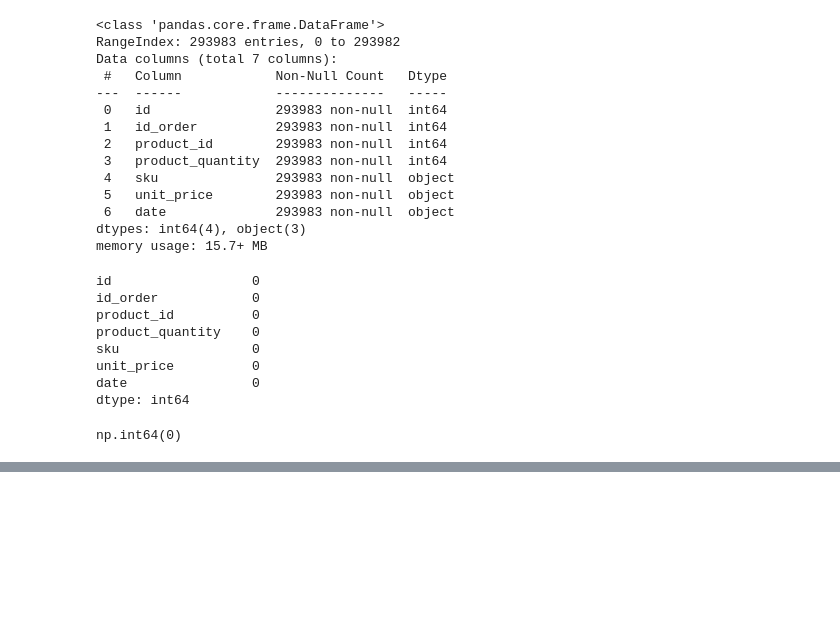
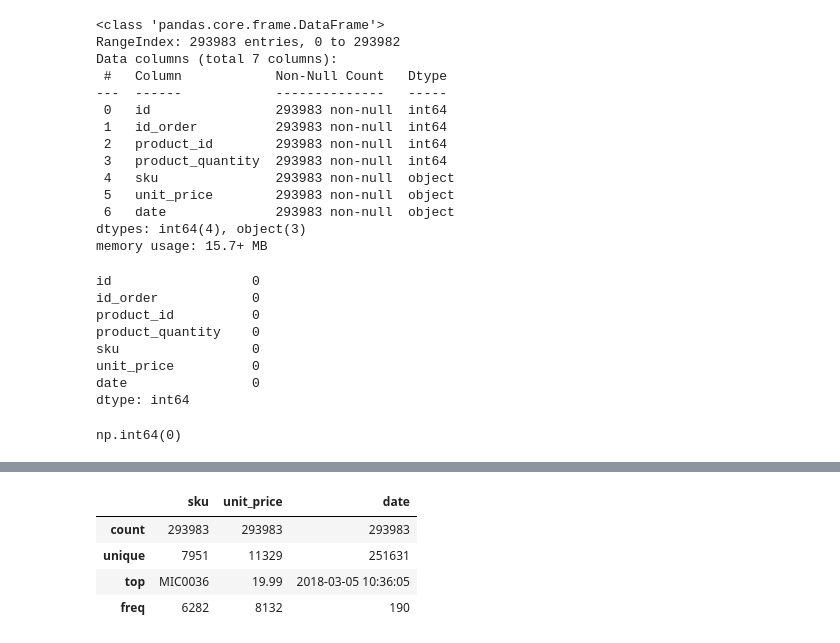
Before and after one commit to yazdan0101/ENIAC-discounts-strategy, a Jupyter notebook: notebooks/analysis.ipynb, the cells around one changed output, grey strips where cells are left out. Drawn from its saved outputs; the diff is of its cells as text; code cells hidden in the pictures; blank space fills up the shorter version.

```diff
--- a/notebooks/analysis.ipynb
+++ b/notebooks/analysis.ipynb
@@ -243,0 +256,8 @@ np.int64(0)
+# %%
+orderlines_df.describe(include='object')
+# %% [output]
+|  | sku | unit_price | date |
+| count | 293983 | 293983 | 293983 |
+| unique | 7951 | 11329 | 251631 |
+| top | MIC0036 | 19.99 | 2018-03-05 10:36:05 |
+| freq | 6282 | 8132 | 190 |
```
Also changed, not shown: parts of 11 cells of this notebook.
